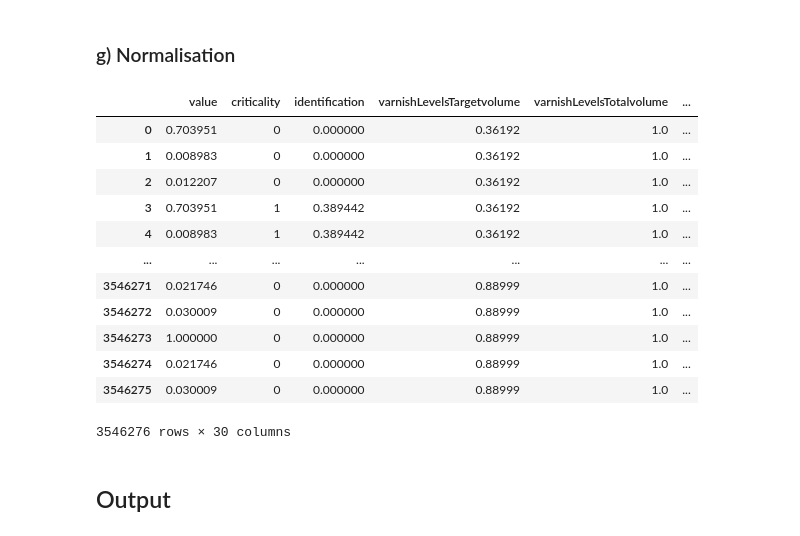
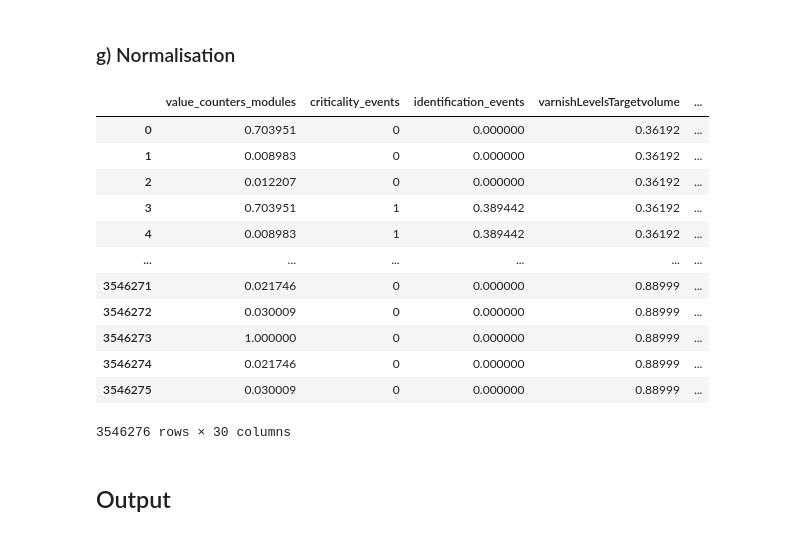
Before and after one commit to AranOribu/Prediction-Erreur-JetVarnish3DEvo, a Jupyter notebook: notebooks/02_create_encoded_clean_metrics_dataset.ipynb, the cells around one changed output. Drawn from its saved outputs; the diff is of its cells as text; code cells hidden in the pictures.

```diff
--- a/notebooks/02_create_encoded_clean_metrics_dataset.ipynb
+++ b/notebooks/02_create_encoded_clean_metrics_dataset.ipynb
@@ -127,7 +129,7 @@ df.identification = df.identification.replace(np.nan, 0)
 events_id = []
 str_code_dict = {}
 str_code = 1000
-for id in list(df['identification'].unique()) :
+for id in list(df['identification_events'].unique()) :
     try:
         events_id.append(int(id))
     except ValueError:
@@ -152,7 +154,7 @@ with open(file=Path(save_json), mode="r+", encoding='utf-8') as jsonFile:
     jsonFile.close()
 # %%
 # on remplace dans le dataframe les valeurs du type 'str' avec un code
-df.identification = df.identification.replace(str_code_dict)
+df.identification_events = df.identification_events.replace(str_code_dict)
 # on converti toutes les valeurs en entier
-df.identification = pd.to_numeric(df.identification).astype('int64')
+df.identification_events = pd.to_numeric(df.identification_events).astype('int64')
 # %%
@@ -170,9 +172,10 @@ array([   0,  391,  330,  332,  377,  333,  334,  331, 1000,  315,  417,
 ### e) Encodage des labels 'criticality'
 # %%
 # on remplace dans le dataframe les valeurs du type 'str' avec un code
-criticality = {np.NaN: 0, 'INFO': 1, 'WARNING': 2, 'ERROR':3}
-df.criticality.replace(criticality, inplace=True)
-df.criticality = pd.to_numeric(df.criticality).astype('int64')
+df.criticality_events = df.criticality_events.fillna("UNDEFINED")
+criticality = {'UNDEFINED': 0, 'INFO': 1, 'WARNING': 2, 'ERROR':3}
+df.criticality_events.replace(criticality, inplace=True)
+df.criticality_events = pd.to_numeric(df.criticality_events).astype('int64')
 # %%
 # on sauvegarde l'encodage dans metrics_events_dict
 inv_criticality = {v: k for k, v in criticality.items()}
@@ -200,9 +203,10 @@ source [nan 'PLC' 'iFoil' 'Kernel' 'ICB n°5' 'RCB n°1' 'RCB n°2' 'RCB n°3'
  'ICB n°4' 'ICB n°7' 'ICB n°8' 'ICB n°2' 'ICB n°1' 'ICB n°6' 'Pilot']
 # %%
 # on supprime les colonnes non pertinentes
-df = df.drop(['name','generation'], axis=1)
-object_columns.remove('name')
-object_columns.remove('generation')
+col_to_drop = ['name_modules','generation_modules']
+df = df.drop(col_to_drop, axis=1)
+for col in col_to_drop :
+    object_columns.remove(col)
 # %% [markdown]
 #### Encodage des variables
 # %%
@@ -235,27 +248,27 @@ memory usage: 297.6+ MB
 # %%
 # creation d'une copie du dataframe avec normalisation
 # copy the data
 df_max_scaled = encoded_df.copy(deep=True)
 # df_max_scaled.index = df_max_scaled['timestamp']
 del df_max_scaled['timestamp']
 # apply normalization techniques
-for column in df_max_scaled.drop('criticality', axis=1).columns:
+for column in df_max_scaled.drop('criticality_events', axis=1).columns:
     df_max_scaled[column] = df_max_scaled[column]  / df_max_scaled[column].abs().max()
 # view normalized data
 display(df_max_scaled)
 # %% [output]
-|  | value | criticality | identification | varnishLevelsTargetvolume | varnishLevelsTotalvolume | ... |
-| 0 | 0.703951 | 0 | 0.000000 | 0.36192 | 1.0 | ... |
-| 1 | 0.008983 | 0 | 0.000000 | 0.36192 | 1.0 | ... |
-| 2 | 0.012207 | 0 | 0.000000 | 0.36192 | 1.0 | ... |
-| 3 | 0.703951 | 1 | 0.389442 | 0.36192 | 1.0 | ... |
-| 4 | 0.008983 | 1 | 0.389442 | 0.36192 | 1.0 | ... |
-| ... | ... | ... | ... | ... | ... | ... |
-| 3546271 | 0.021746 | 0 | 0.000000 | 0.88999 | 1.0 | ... |
-| 3546272 | 0.030009 | 0 | 0.000000 | 0.88999 | 1.0 | ... |
-| 3546273 | 1.000000 | 0 | 0.000000 | 0.88999 | 1.0 | ... |
-| 3546274 | 0.021746 | 0 | 0.000000 | 0.88999 | 1.0 | ... |
-| 3546275 | 0.030009 | 0 | 0.000000 | 0.88999 | 1.0 | ... |
+|  | value_counters_modules | criticality_events | identification_events | varnishLevelsTargetvolume | ... |
+| 0 | 0.703951 | 0 | 0.000000 | 0.36192 | ... |
+| 1 | 0.008983 | 0 | 0.000000 | 0.36192 | ... |
+| 2 | 0.012207 | 0 | 0.000000 | 0.36192 | ... |
+| 3 | 0.703951 | 1 | 0.389442 | 0.36192 | ... |
+| 4 | 0.008983 | 1 | 0.389442 | 0.36192 | ... |
+| ... | ... | ... | ... | ... | ... |
+| 3546271 | 0.021746 | 0 | 0.000000 | 0.88999 | ... |
+| 3546272 | 0.030009 | 0 | 0.000000 | 0.88999 | ... |
+| 3546273 | 1.000000 | 0 | 0.000000 | 0.88999 | ... |
+| 3546274 | 0.021746 | 0 | 0.000000 | 0.88999 | ... |
+| 3546275 | 0.030009 | 0 | 0.000000 | 0.88999 | ... |
 3546276 rows × 30 columns
 # %% [markdown]
 ## Output
```
Also changed, not shown: parts of 13 cells of this notebook, 3 other files.
